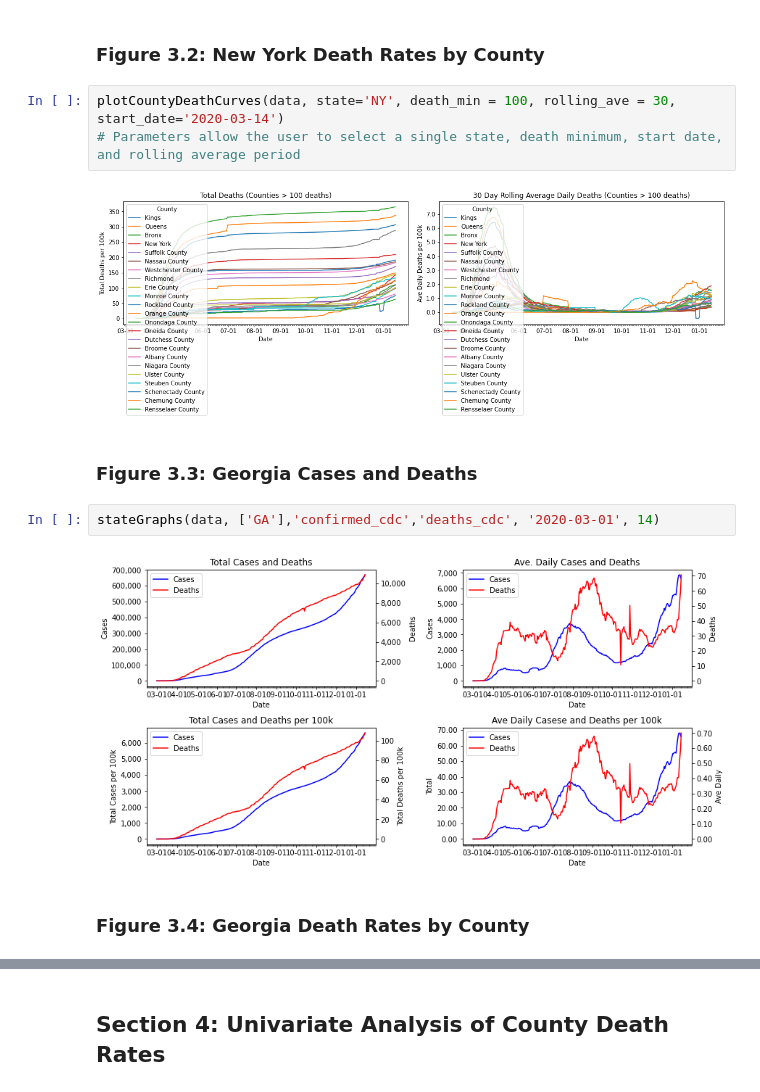
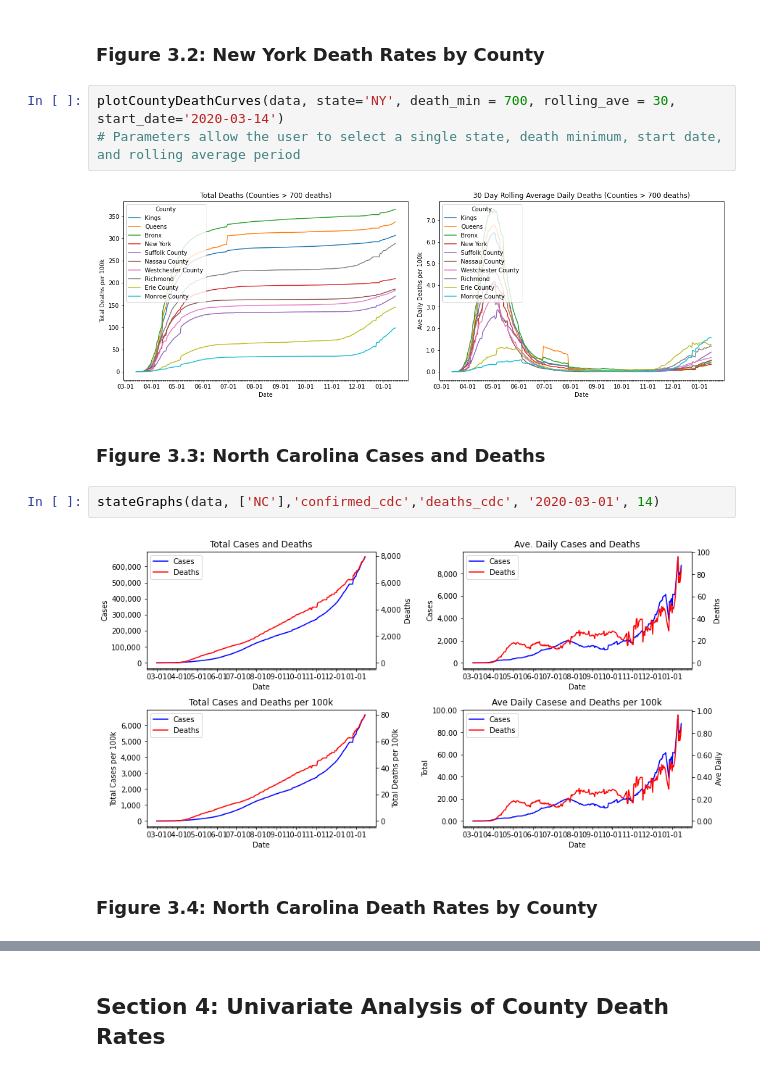
Before and after one commit to JaaLynch/covid, a Jupyter notebook: covidVisualizations.ipynb, the cells around one changed output, grey strips where cells are left out. Drawn from its saved outputs; the diff is of its cells as text.

Commit message:
cleaned up graph parameters

```diff
--- a/covidVisualizations.ipynb
+++ b/covidVisualizations.ipynb
@@ -86,16 +86,16 @@ stateGraphs(data, ['NY'],'confirmed_cdc','deaths_cdc', '2020-03-01', 14)
 # %% [markdown]
 ### Figure 3.2: New York Death Rates by County
 # %%
-plotCountyDeathCurves(data, state='NY', death_min = 100, rolling_ave = 30, start_date='2020-03-14')
+plotCountyDeathCurves(data, state='NY', death_min = 700, rolling_ave = 30, start_date='2020-03-14')
 # Parameters allow the user to select a single state, death minimum, start date, and rolling average period
 # %% [output]
-[figure, old version]
+[figure, new version]
 # %% [markdown]
-### Figure 3.3: Georgia Cases and Deaths
+### Figure 3.3: North Carolina Cases and Deaths
 # %%
-stateGraphs(data, ['GA'],'confirmed_cdc','deaths_cdc', '2020-03-01', 14)
+stateGraphs(data, ['NC'],'confirmed_cdc','deaths_cdc', '2020-03-01', 14)
 # %% [output]
-[figure, old version]
+[figure, new version]
 # %% [markdown]
-### Figure 3.4: Georgia Death Rates by County
+### Figure 3.4: North Carolina Death Rates by County
 # %%
```
Also changed, not shown: parts of 21 cells of this notebook.
